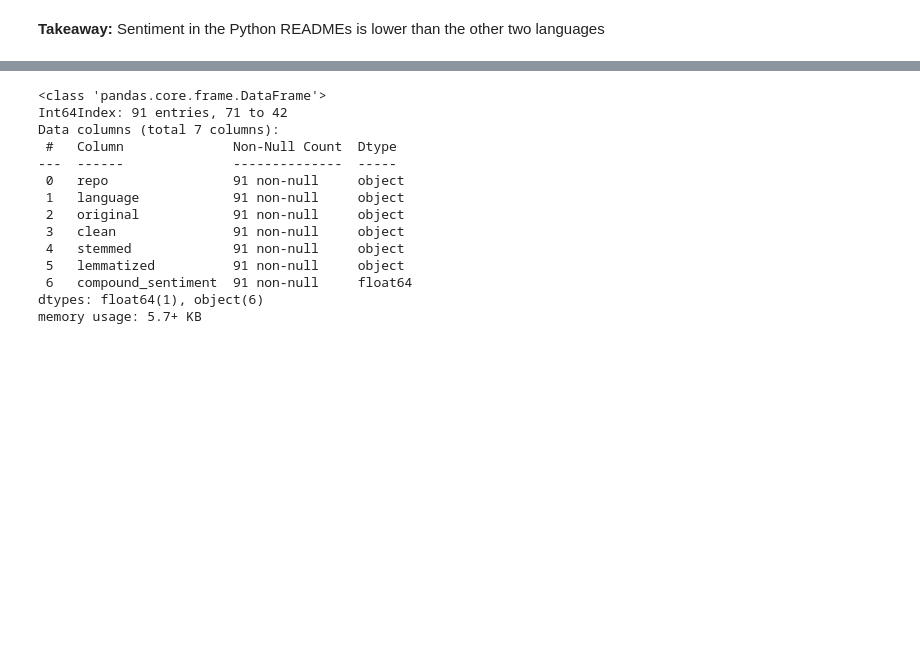
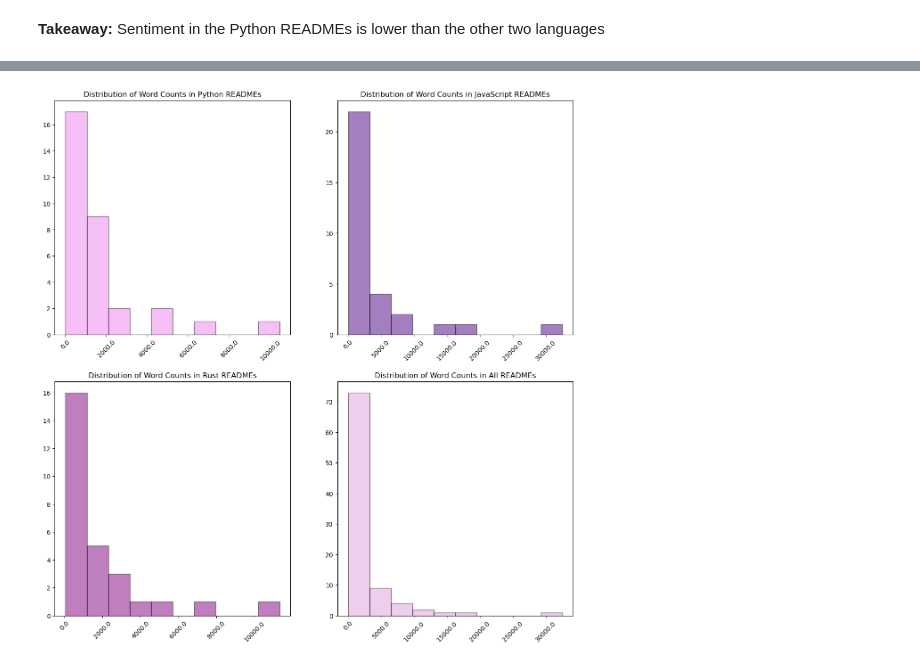
Before and after one commit to EasyNLPeasy/nlp_team_project, a Jupyter notebook: caroline_explore.ipynb, the cells around one changed output, grey strips where cells are left out. Cells and saved outputs as stored; diff of their text form; code cells hidden in the pictures; blank space fills up the shorter version.

```diff
--- a/caroline_explore.ipynb
+++ b/caroline_explore.ipynb
@@ -172,9 +173,5 @@ e.viz_all_word_cloud()
 # %% [markdown]
 #### Sentiment
-# %%
-import nltk.sentiment
-sia = nltk.sentiment.SentimentIntensityAnalyzer()
-train['compound_sentiment'] = train['clean'].apply(lambda x: sia.polarity_scores(x)['compound'])
 # %%
 # Average sentiment among Python READMEs
 
@@ -213,18 +201,5 @@ train.head(3)
-# %%
-train.info()
-# %% [output]
-<class 'pandas.core.frame.DataFrame'>
-Int64Index: 91 entries, 71 to 42
-Data columns (total 7 columns):
- #   Column              Non-Null Count  Dtype
----  ------              --------------  -----
- 0   repo                91 non-null     object
- 1   language            91 non-null     object
- 2   original            91 non-null     object
- 3   clean               91 non-null     object
- 4   stemmed             91 non-null     object
- 5   lemmatized          91 non-null     object
- 6   compound_sentiment  91 non-null     float64
-dtypes: float64(1), object(6)
-memory usage: 5.7+ KB
+# %%
+e.viz_word_counts(train)
+# %% [output]
+[figure, added]
 # %%
```
Also changed, not shown: parts of 32 cells of this notebook, 2 other files.
